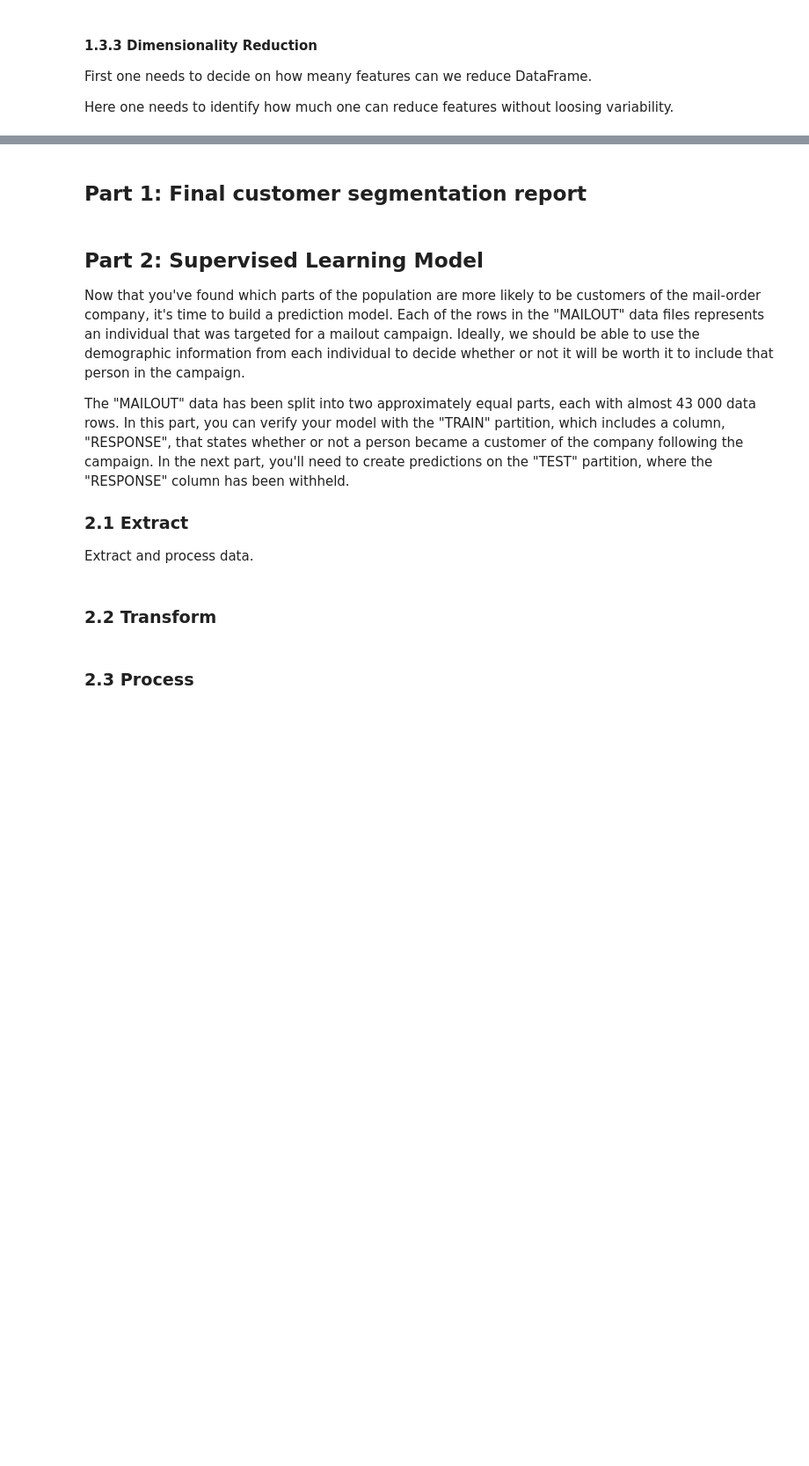
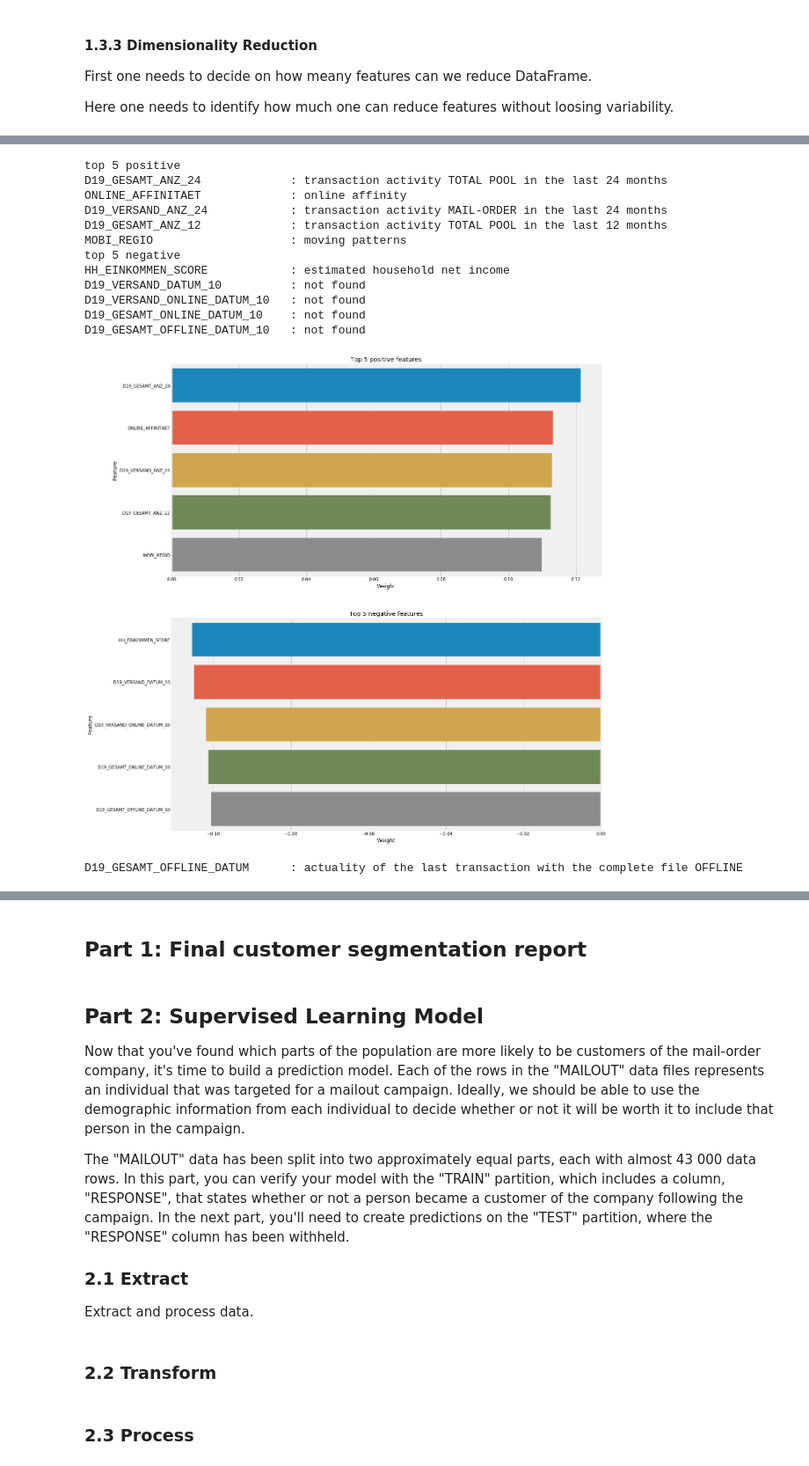
Before and after one commit to TK-Problem/nano_degree_DS, a Jupyter notebook: Capstone_project/Arvato_Project_Workbook.ipynb, the cells around one changed output, grey strips where cells are left out. Shown at 88% size. Drawn from its saved outputs; the diff is of its cells as text; code cells hidden in the pictures; blank space fills up the shorter version.

```diff
--- a/Capstone_project/Arvato_Project_Workbook.ipynb
+++ b/Capstone_project/Arvato_Project_Workbook.ipynb
@@ -2614,0 +2720,40 @@ plt.ylabel('Variance explained (%)');
+# %%
+# function used to find weights.
+def analyze_component(df, pca, comp, top=5):
+    '''
+    Plots an image associated with each component to understand how the weighting
+    of the components
+    INPUT:
+          df - Dataframe on which PCA was done
+          pca - pca object created from PCA in sklearn
+          comp - int - the component you want to see starting at 0
+
+    OUTPUT
+          None
+    '''
+    if comp <= len(pca.components_):
+        # create Dataframe for PCA weighs for each feature
+        df = pd.DataFrame(np.array([df.columns.values, pca.components_[comp]]).T, columns=["Feature", "Weight"])
+        # convert weights to floats
+        df["Weight"] = df["Weight"].astype("float64")
+        # get top positive and negative features
+        df_p = df.nlargest(top, 'Weight')
+        df_n = df.nsmallest(top, 'Weight')
+        df_list = [df_p, df_n]
+
+        fig, axes = plt.subplots(nrows=2, ncols=1, figsize=(16,20))
+        names = ["Top {} positive features".format(top),
+                 "Top {} negative features".format(top)]
+        for ax, index in zip(axes.flatten(), range(2)):
+            sns.barplot(y="Feature", x="Weight", data=df_list[index], ax=ax).set_title(names[index])
+
+        print(f"top {top} positive")
+        for _ in df_p.Feature:
+            get_description(df_attr_p, _)
+
+
+        print(f"top {top} negative")
+        for _ in df_n.Feature:
+            get_description(df_attr_p, _)
+    else:
+        print('{} components are available, you asked for {} compoent which is out of range'.format(len(pca.components_) ,comp))
@@ -2614,0 +2764,22 @@ plt.ylabel('Variance explained (%)');
+# %%
+# Map weights for the first principal component to corresponding feature names
+
+analyze_component(azdias_ss, pca, 0, top=5)
+# %% [output]
+top 5 positive
+D19_GESAMT_ANZ_24             : transaction activity TOTAL POOL in the last 24 months
+ONLINE_AFFINITAET             : online affinity
+D19_VERSAND_ANZ_24            : transaction activity MAIL-ORDER in the last 24 months
+D19_GESAMT_ANZ_12             : transaction activity TOTAL POOL in the last 12 months
+MOBI_REGIO                    : moving patterns
+top 5 negative
+HH_EINKOMMEN_SCORE            : estimated household net income
+D19_VERSAND_DATUM_10          : not found
+D19_VERSAND_ONLINE_DATUM_10   : not found
+D19_GESAMT_ONLINE_DATUM_10    : not found
+D19_GESAMT_OFFLINE_DATUM_10   : not found
+[figure, added]
+# %%
+get_description(df_attr_p, "D19_GESAMT_OFFLINE_DATUM")
+# %% [output]
+D19_GESAMT_OFFLINE_DATUM      : actuality of the last transaction with the complete file OFFLINE
```
Also changed, not shown: parts of 83 cells of this notebook.
